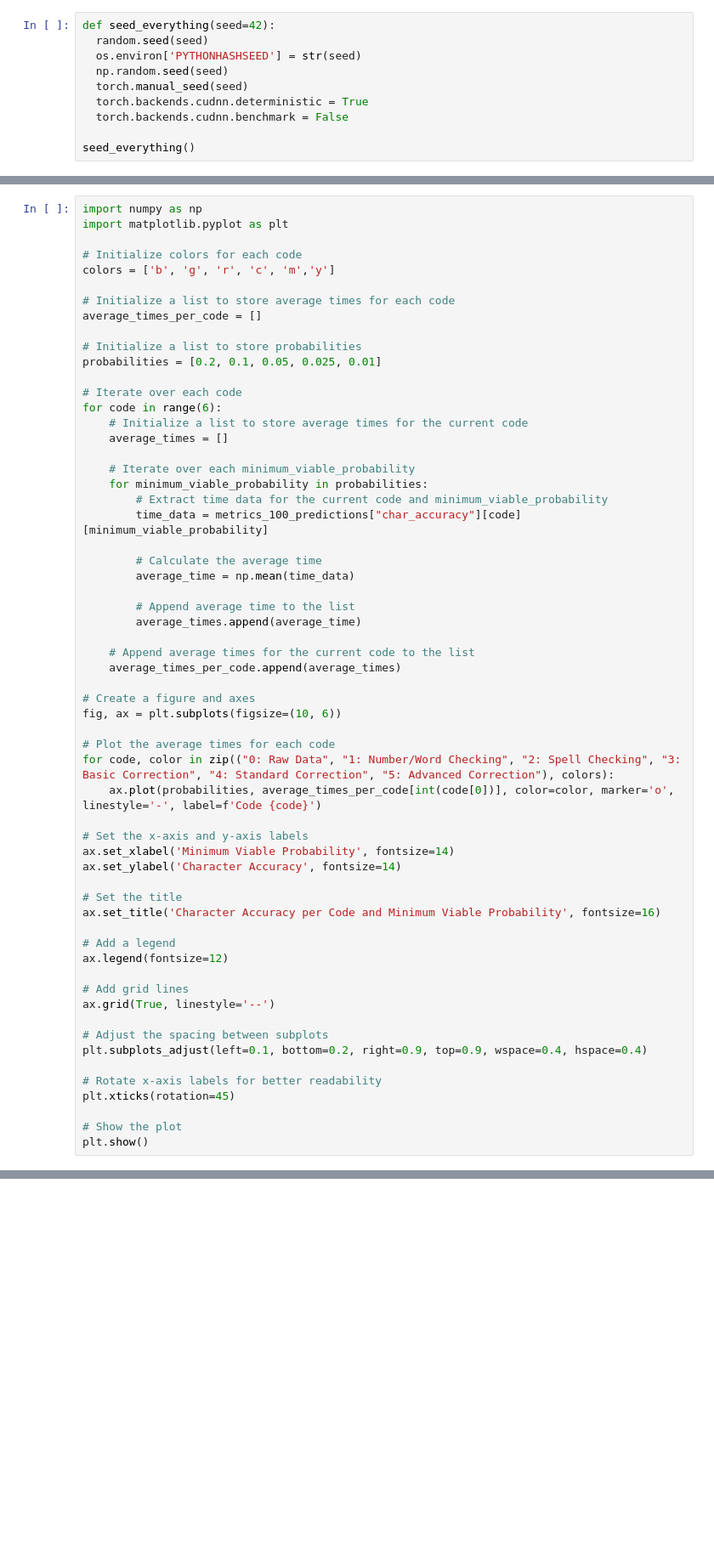
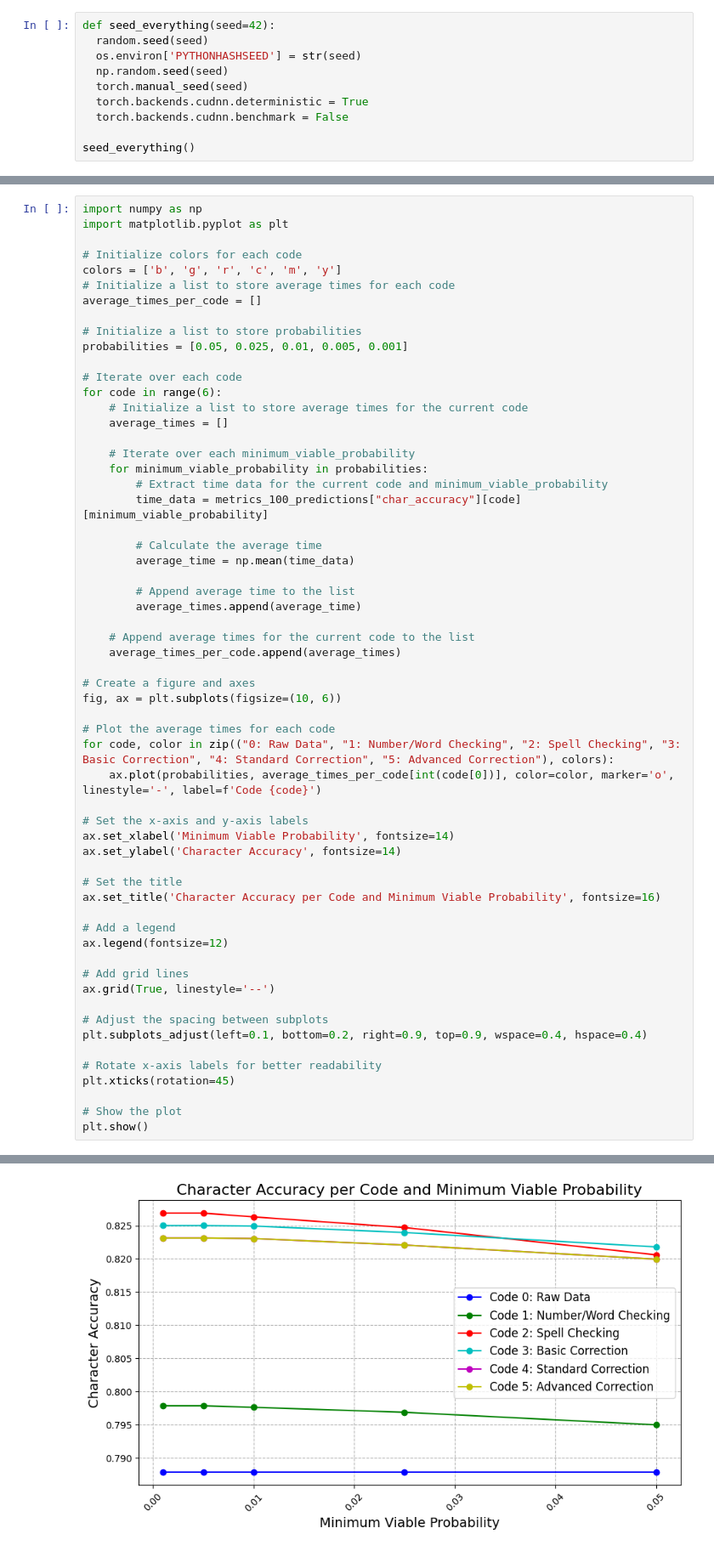
Before and after one commit to LastS3cond/EMNIST-Classification-and-Post-Processing, a Jupyter notebook: CNN.ipynb, the cells around one changed output, grey strips where cells are left out. Shown at 85% size. Drawn from its saved outputs; the diff is of its cells as text; blank space fills up the shorter version.

```diff
--- a/CNN.ipynb
+++ b/CNN.ipynb
@@ -615,13 +751,12 @@ import numpy as np
 import matplotlib.pyplot as plt
 
 # Initialize colors for each code
-colors = ['b', 'g', 'r', 'c', 'm','y']
-
+colors = ['b', 'g', 'r', 'c', 'm', 'y']
 # Initialize a list to store average times for each code
 average_times_per_code = []
 
 # Initialize a list to store probabilities
-probabilities = [0.2, 0.1, 0.05, 0.025, 0.01]
+probabilities = [0.05, 0.025, 0.01, 0.005, 0.001]
 
 # Iterate over each code
 for code in range(6):
@@ -675,3 +809,4 @@ NameError: name 'metrics_100_predictions' is not defined
+[figure, added]
 # %%
 import numpy as np
 import matplotlib.pyplot as plt
```
Also changed, not shown: parts of 23 cells of this notebook, 11 other files.
